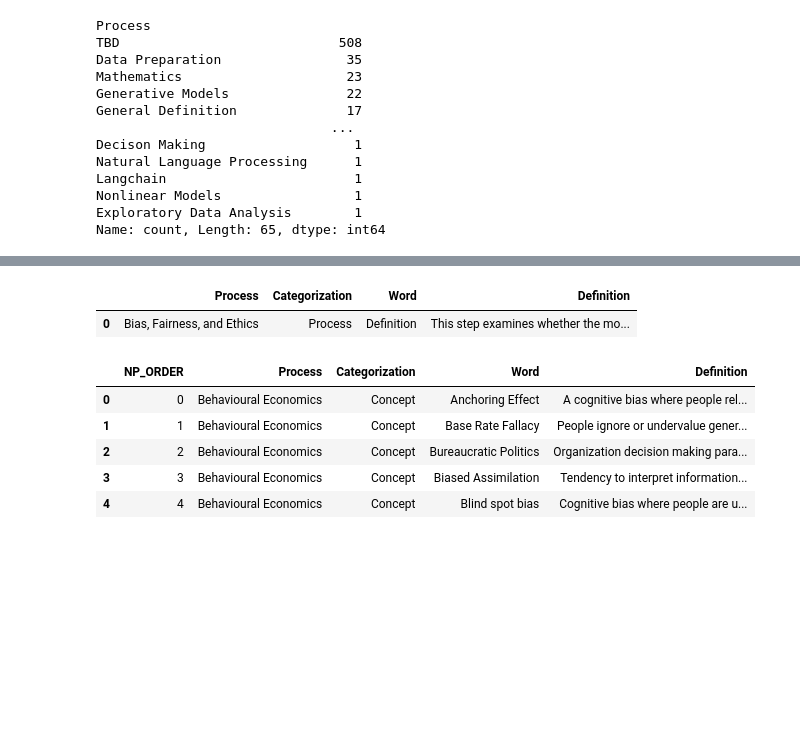
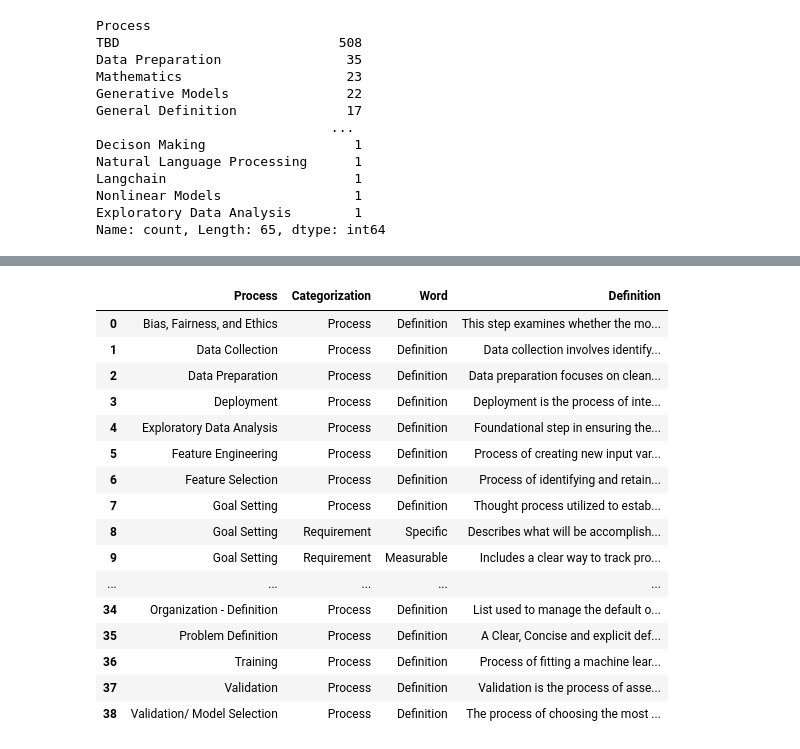
Before and after one commit to derek-dewald/Python_Tools, a Jupyter notebook: JupyterNotebooks/Development - TEMP.ipynb, the cells around one changed output, grey strips where cells are left out. Drawn from its saved outputs; the diff is of its cells as text; code cells hidden in the pictures; blank space fills up the shorter version.

```diff
--- a/JupyterNotebooks/Development - TEMP.ipynb
+++ b/JupyterNotebooks/Development - TEMP.ipynb
@@ -346,5 +340,20 @@ process_df.head(1)
 # %%
-consolidated_df.head(1)
+consolidated_df
 # %% [output]
 |  | Process | Categorization | Word | Definition |
 | 0 | Bias, Fairness, and Ethics | Process | Definition | This step examines whether the mo... |
+| 1 | Data Collection | Process | Definition | Data collection involves identify... |
+| 2 | Data Preparation | Process | Definition | Data preparation focuses on clean... |
+| 3 | Deployment | Process | Definition | Deployment is the process of inte... |
+| 4 | Exploratory Data Analysis | Process | Definition | Foundational step in ensuring the... |
+| 5 | Feature Engineering | Process | Definition | Process of creating new input var... |
+| 6 | Feature Selection | Process | Definition | Process of identifying and retain... |
+| 7 | Goal Setting | Process | Definition | Thought process utilized to estab... |
+| 8 | Goal Setting | Requirement | Specific | Describes what will be accomplish... |
+| 9 | Goal Setting | Requirement | Measurable | Includes a clear way to track pro... |
+| ... | ... | ... | ... | ... |
+| 34 | Organization - Definition | Process | Definition | List used to manage the default o... |
+| 35 | Problem Definition | Process | Definition | A Clear, Concise and explicit def... |
+| 36 | Training | Process | Definition | Process of fitting a machine lear... |
+| 37 | Validation | Process | Definition | Validation is the process of asse... |
+| 38 | Validation/ Model Selection | Process | Definition | The process of choosing the most ... |
@@ -355,9 +359,0 @@ not_processes = knowledge_base_df[knowledge_base_df['Categorization']!='Process'
-# %%
-not_processes.head()
-# %% [output]
-|  | NP_ORDER | Process | Categorization | Word | Definition |
-| 0 | 0 | Behavioural Economics | Concept | Anchoring Effect | A cognitive bias where people rel... |
-| 1 | 1 | Behavioural Economics | Concept | Base Rate Fallacy | People ignore or undervalue gener... |
-| 2 | 2 | Behavioural Economics | Concept | Bureaucratic Politics | Organization decision making para... |
-| 3 | 3 | Behavioural Economics | Concept | Biased Assimilation | Tendency to interpret information... |
-| 4 | 4 | Behavioural Economics | Concept | Blind spot bias | Cognitive bias where people are u... |
```
Also changed, not shown: parts of 24 cells of this notebook, 4 other files.
